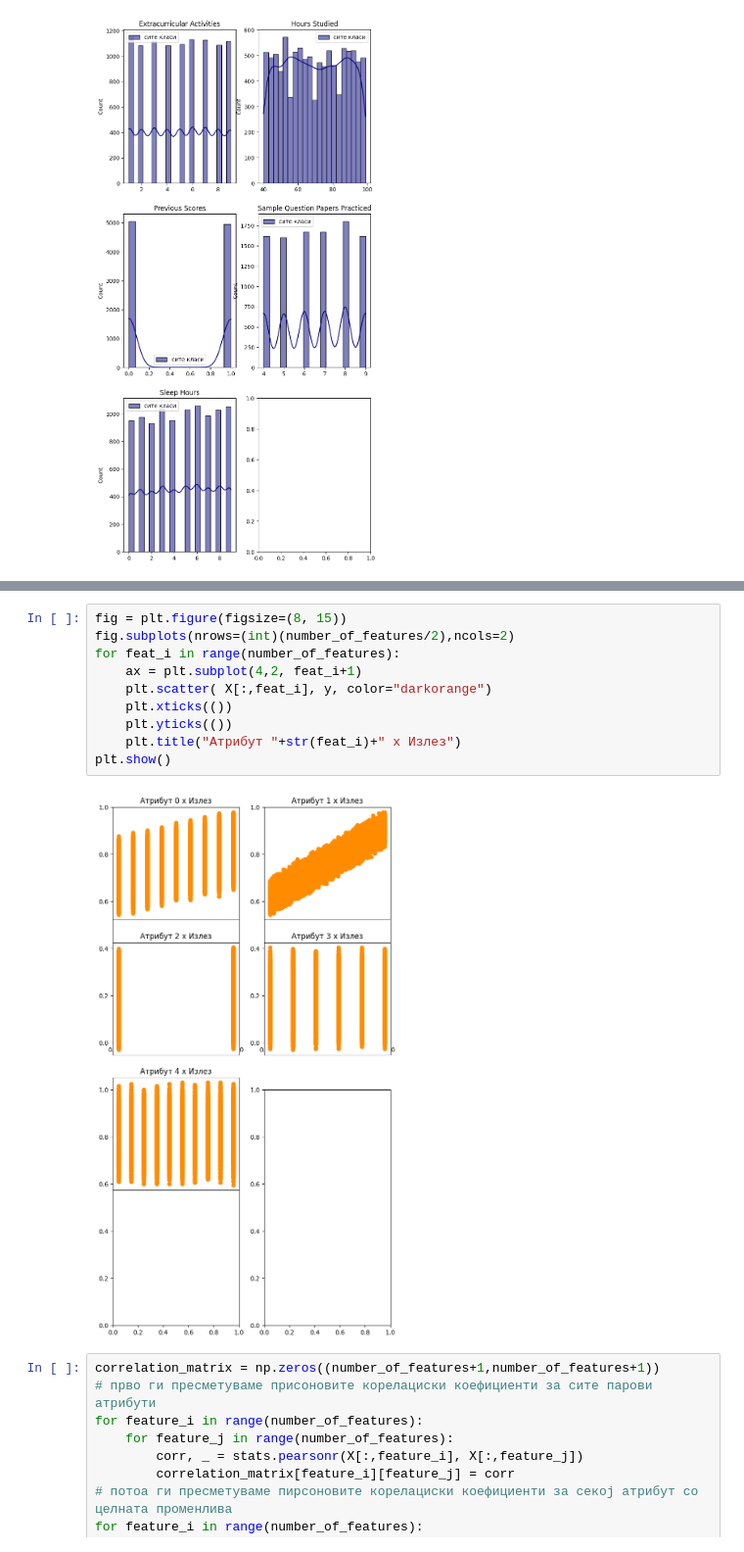
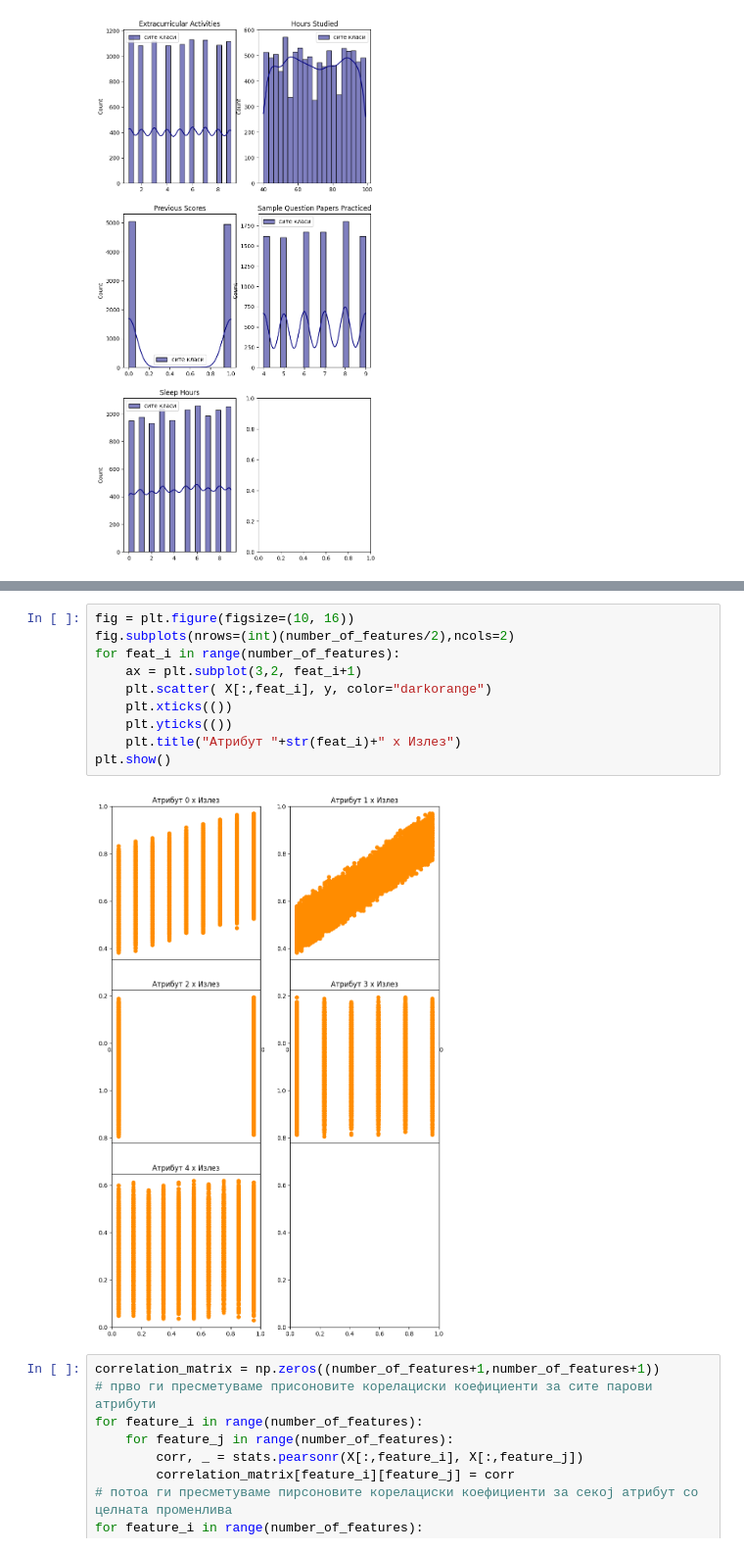
Before and after one commit to Kuzemano/ML, a Jupyter notebook: labs/second.ipynb, the cells around one changed output, grey strips where cells are left out. Shown at 98% size. Cells and saved outputs as stored; diff of their text form.

```diff
--- a/labs/second.ipynb
+++ b/labs/second.ipynb
@@ -100,15 +115,15 @@ plt.show()
 # %%
-fig = plt.figure(figsize=(8, 15))
+fig = plt.figure(figsize=(10, 16))
 fig.subplots(nrows=(int)(number_of_features/2),ncols=2)
 for feat_i in range(number_of_features):
-    ax = plt.subplot(4,2, feat_i+1)
+    ax = plt.subplot(3,2, feat_i+1)
     plt.scatter( X[:,feat_i], y, color="darkorange")
     plt.xticks(())
     plt.yticks(())
     plt.title("Атрибут "+str(feat_i)+" x Излез")
 plt.show()
 # %% [output]
-[figure, old version]
+[figure, new version]
 # %%
 correlation_matrix = np.zeros((number_of_features+1,number_of_features+1))
 # прво ги пресметуваме присоновите корелациски коефициенти за сите парови атрибути
```
Also changed, not shown: parts of 13 cells of this notebook.
